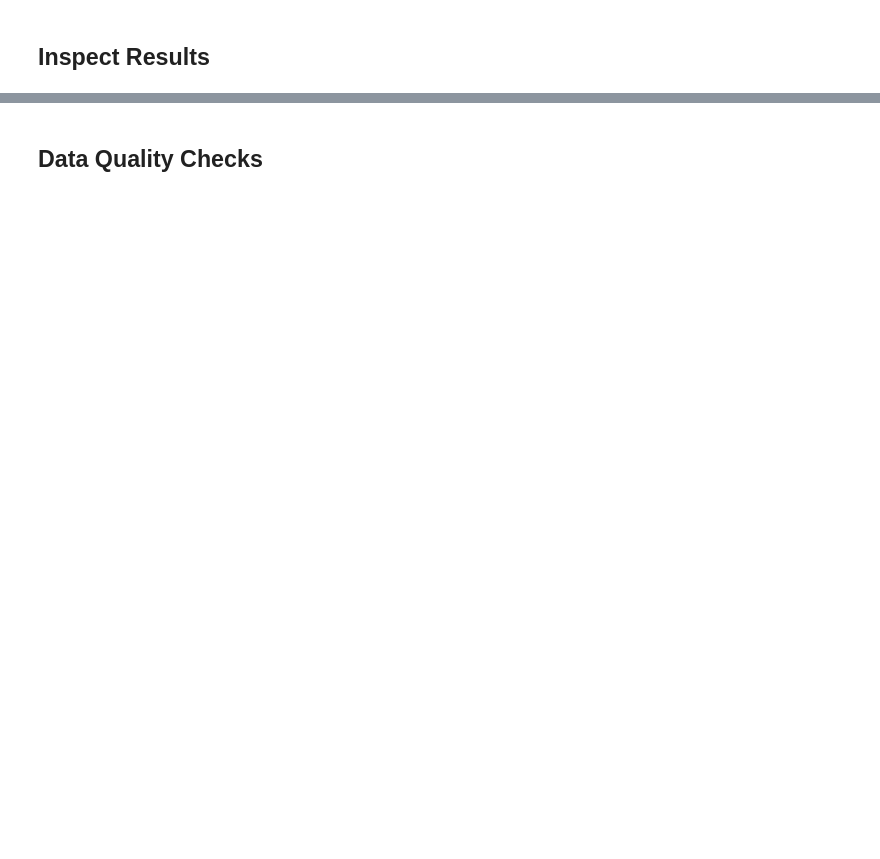
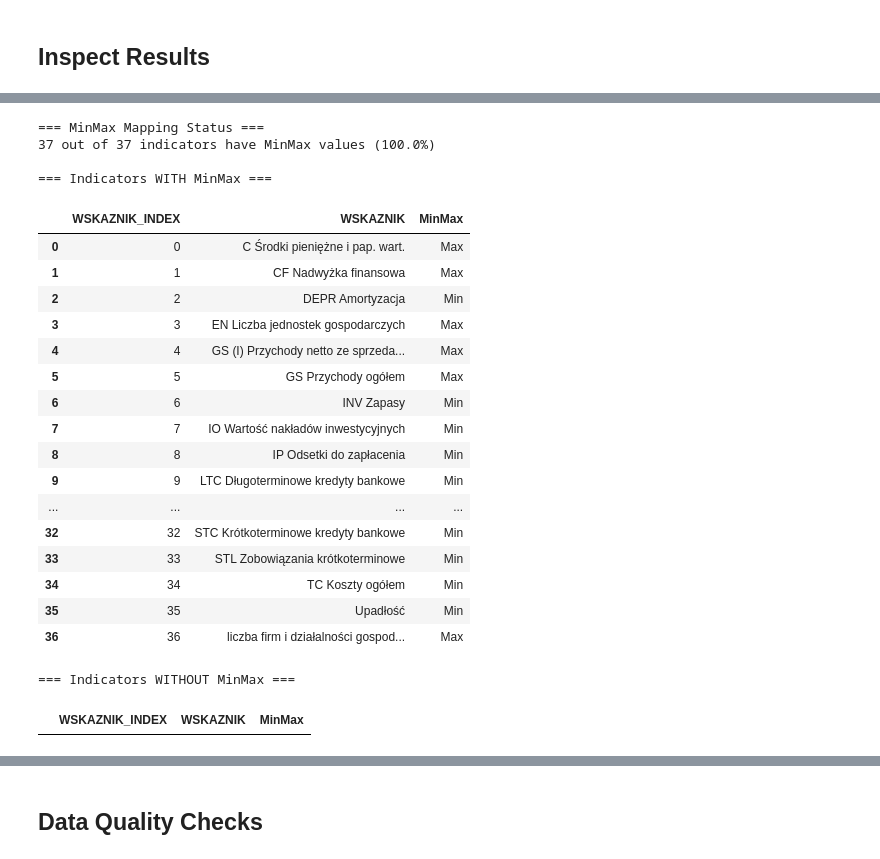
Before and after one commit to jan-chlebek/HackNation2025-Hackaton, a Jupyter notebook: data-processing/project/etl-pipeline-scalable.ipynb, the cells around one changed output, grey strips where cells are left out. Saved outputs shown, nothing was run; the diff lists cells and outputs as text; code cells hidden in the pictures; blank space fills up the shorter version.

```diff
--- a/data-processing/project/etl-pipeline-scalable.ipynb
+++ b/data-processing/project/etl-pipeline-scalable.ipynb
@@ -154,3 +169,39 @@ Total indicators: 1
+# %%
+# Check MinMax mapping results
+print("=== MinMax Mapping Status ===")
+has_minmax = wskaznik_dictionary['MinMax'].notna().sum()
+total = len(wskaznik_dictionary)
+print(f"{has_minmax} out of {total} indicators have MinMax values ({has_minmax/total*100:.1f}%)")
+
+print("\n=== Indicators WITH MinMax ===")
+display(wskaznik_dictionary[wskaznik_dictionary['MinMax'].notna()])
+
+print("\n=== Indicators WITHOUT MinMax ===")
+display(wskaznik_dictionary[wskaznik_dictionary['MinMax'].isna()])
+# %% [output]
+=== MinMax Mapping Status ===
+37 out of 37 indicators have MinMax values (100.0%)
+
+=== Indicators WITH MinMax ===
+|  | WSKAZNIK_INDEX | WSKAZNIK | MinMax |
+| 0 | 0 | C Środki pieniężne i pap. wart. | Max |
+| 1 | 1 | CF Nadwyżka finansowa | Max |
+| 2 | 2 | DEPR Amortyzacja | Min |
+| 3 | 3 | EN Liczba jednostek gospodarczych | Max |
+| 4 | 4 | GS (I) Przychody netto ze sprzeda... | Max |
+| 5 | 5 | GS Przychody ogółem | Max |
+| 6 | 6 | INV Zapasy | Min |
+| 7 | 7 | IO Wartość nakładów inwestycyjnych | Min |
+| 8 | 8 | IP Odsetki do zapłacenia | Min |
+| 9 | 9 | LTC Długoterminowe kredyty bankowe | Min |
+| ... | ... | ... | ... |
+| 32 | 32 | STC Krótkoterminowe kredyty bankowe | Min |
+| 33 | 33 | STL Zobowiązania krótkoterminowe | Min |
+| 34 | 34 | TC Koszty ogółem | Min |
+| 35 | 35 | Upadłość | Min |
+| 36 | 36 | liczba firm i działalności gospod... | Max |
+=== Indicators WITHOUT MinMax ===
+|  | WSKAZNIK_INDEX | WSKAZNIK | MinMax |
 # %%
 # PKD dimension
 print("=== PKD DIMENSION ===")
```
Also changed, not shown: parts of 10 cells of this notebook, 10 other files.
